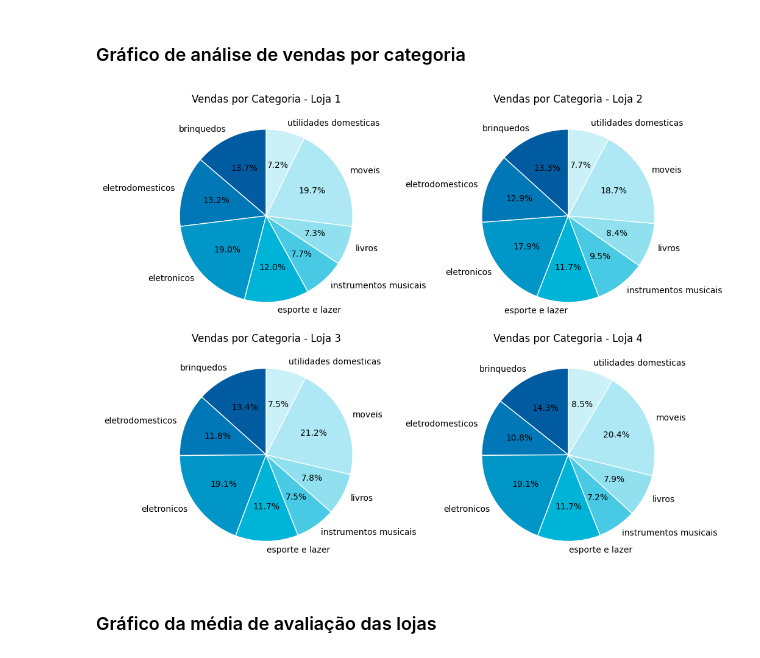
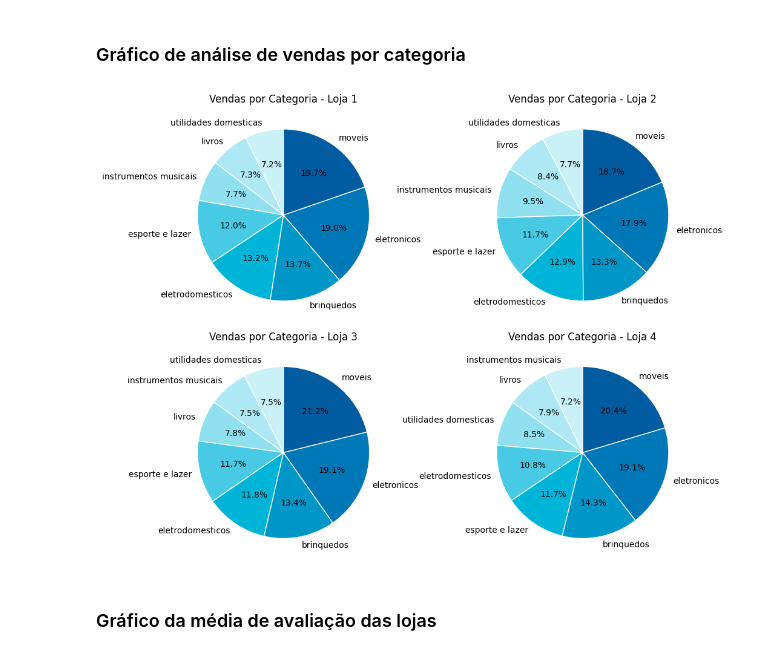
Before and after one commit to scostavinicius/challenge-alura-store, a Jupyter notebook: AluraStoreBr.ipynb, the cells around one changed output. Drawn from its saved outputs; the diff is of its cells as text; code cells hidden in the pictures.

```diff
--- a/AluraStoreBr.ipynb
+++ b/AluraStoreBr.ipynb
@@ -108,27 +108,28 @@ A análise que será feita aqui pretende indicar qual loja deve ser vendida com
 # %%
 fig, axes = plt.subplots(2, 2, figsize=(10, 8))
 
 vendas_categoria_lojas = [vendas_categoria_loja1, vendas_categoria_loja2, vendas_categoria_loja3, vendas_categoria_loja4]
 nomes_lojas = ['Loja 1', 'Loja 2', 'Loja 3', 'Loja 4']
 
-cores = ['#015BA0', '#0077B6', '#0096C7', '#00B4D8', '#48CAE4', '#90E0EF', '#ADE8F4', '#CAF0F8']
+cores = ['#CAF0F8', '#ADE8F4', '#90E0EF', '#48CAE4', '#00B4D8', '#0096C7', '#0077B6', '#015BA0']
 
 for ax, vendas_categoria, nome in zip(axes.flatten(), vendas_categoria_lojas, nomes_lojas):
+    vendas_categoria = vendas_categoria.sort_values()
     ax.pie(
         vendas_categoria,
         labels=vendas_categoria.index,
         autopct='%1.1f%%',
         startangle=90,
         wedgeprops={'linewidth': 1, 'edgecolor': 'white'},
         colors=cores
 
     )
     ax.set_title(f'Vendas por Categoria - {nome}')
 
 plt.tight_layout()
 plt.show()
 # %% [output]
-[figure, old version]
+[figure, new version]
 # %% [markdown]
 ### Gráfico da média de avaliação das lojas
 # %%
```
Also changed, not shown: parts of 2 cells of this notebook, 1 other file.
